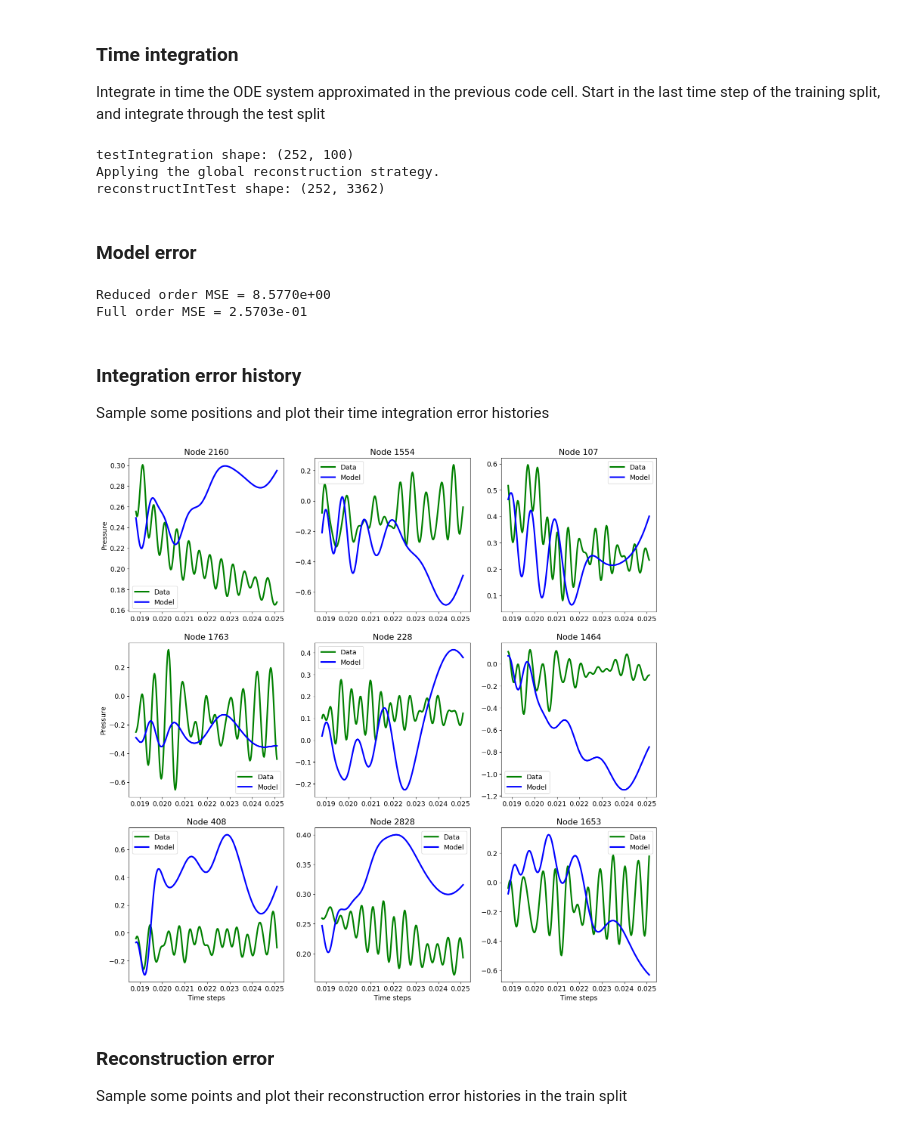
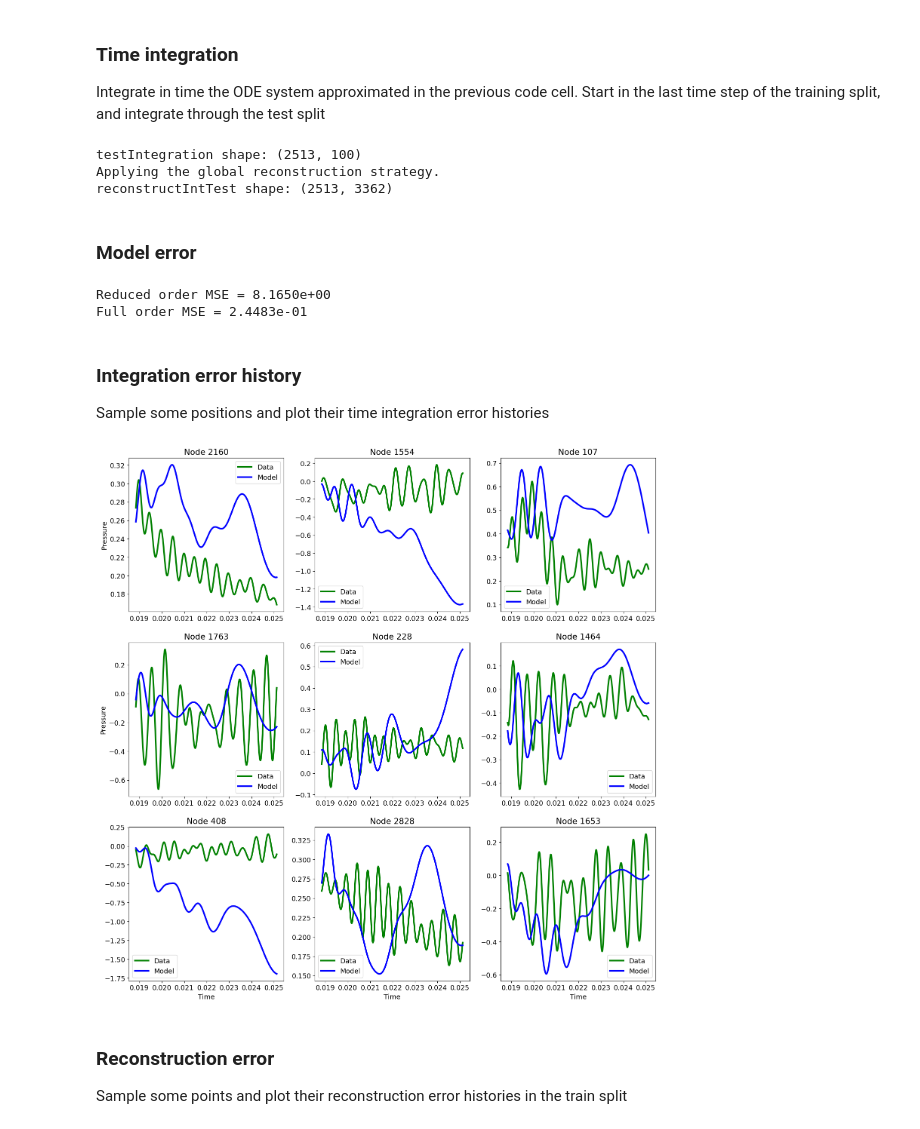
Before and after one commit to LucasMSpereira/acousticPINNs, a Jupyter notebook: python/OpInf.ipynb, the cells around one changed output. Drawn from its saved outputs; the diff is of its cells as text; code cells hidden in the pictures.

Commit message:
OpInf rerun with standardized data

```diff
--- a/python/OpInf.ipynb
+++ b/python/OpInf.ipynb
@@ -25,9 +25,22 @@ if os.path.split(os.getcwd())[-1] == "python":
 # %% [markdown]
 ### Read data
 # %%
-with h5py.File(".\\dataset\\OpInfData.h5", 'r') as f:
+datasetSize = "big" # choose dataset size
+if datasetSize == "normal":
+  datasetPath = ".\\dataset\\OpInfData.h5"
+elif datasetSize == "big":
+  # file of bigger dataset in desktop,
+  # since it can't be uploaded to github
+  datasetPath = os.environ["desktopPath"] + "\\vtkFiles\\OpInfData\\OpInfDataBig.h5"
+# dataset with higher time resolution
+with h5py.File(datasetPath, 'r') as f:
   # raw data is matrix with 'timestep' rows
-  # and 'nodal pressure' columns
+  # and 'nodal pressure' columns.
+  # original values
+  # opInfData = np.array(f["OpInfData"], dtype = np.float32)[:-1]
+  # values normalized in [0, 1]
+  # opInfData = np.array(f["unitData"], dtype = np.float32)[:-1]
+  # statistically standardized values
   opInfData = np.array(f["standardData"], dtype = np.float32)[:-1]
   # node coordinates is 2 x 'number of nodes' matrix.
   # first row is x; second, y
@@ -84,7 +96,11 @@ Reconstruction MSE = 7.4022e-04
 # %%
 # timesteps
-dt = 1.0 / 500 / 80
-timeRange = np.arange(0, 1005 * dt, dt)
+if datasetSize == "normal":
+  dt = 1.0 / 500 / 80
+  timeRange = np.arange(0, 1005 * dt, dt)
+elif datasetSize == "big":
+  dt = 1.0 / 500 / 800
+  timeRange = np.arange(0, 10050 * dt, dt)
 # augment dataset with estimates of time derivatives
 diff = CollocationDerivative(config = {})
 derivativeData = diff.solve(data = projectedData, x = timeRange)
@@ -182,9 +254,9 @@ print(f"testIntegration shape: {testIntegration.shape}")
 reconstructIntTest = pipeline.reconstruct_data(data = testIntegration)
 print(f"reconstructIntTest shape: {reconstructIntTest.shape}")
 # %% [output]
-testIntegration shape: (252, 100)
+testIntegration shape: (2513, 100)
 Applying the global reconstruction strategy.
-reconstructIntTest shape: (252, 3362)
+reconstructIntTest shape: (2513, 3362)
 # %% [markdown]
 ### Model error
 # %%
@@ -195,33 +267,33 @@ print("Reduced order MSE = {:.4e}".format(mseLowDim.item()))
 mseHighDim = mse_loss(torch.tensor(reconstructIntTest), torch.tensor(opInfData[splitIndex:]))
 print("Full order MSE = {:.4e}".format(mseHighDim.item()))
 # %% [output]
-Reduced order MSE = 8.5770e+00
-Full order MSE = 2.5703e-01
+Reduced order MSE = 8.1650e+00
+Full order MSE = 2.4483e-01
 # %% [markdown]
 ### Integration error history
 Sample some positions and plot their time integration error histories
 # %%
 plt.rcParams['font.size'] = 13
 # choose random points in physical domain
 points = random.sample(range(opInfData.shape[1]), k = 9)
 # create figure. 'ax' is (3, 3) array of Axes
 fig, ax = plt.subplots(3, 3, figsize = (18, 18))
 # iterate in subplots
 for (plotID, (axis, point)) in enumerate(zip(ax.flatten(), points)):
   axis.plot(timeTest, opInfData[-timeTest.shape[0]:, point],
     label = "Data", color = 'green', linewidth = 3
   )
   axis.plot(timeTest, reconstructIntTest[-timeTest.shape[0]:, point],
     label = "Model", color = 'blue', linewidth = 3
   )
   axis.set_title(f"Node {point}")
   axis.legend()
   if plotID in [6, 7, 8]:
-    axis.set_xlabel("Time steps")
+    axis.set_xlabel("Time")
   elif plotID in [0, 3, 6]:
     axis.set_ylabel("Pressure")
 # %% [output]
-[figure, old version]
+[figure, new version]
 # %% [markdown]
 ### Reconstruction error
 Sample some points and plot their reconstruction error histories in the train split
```
Also changed, not shown: parts of 10 cells of this notebook.
